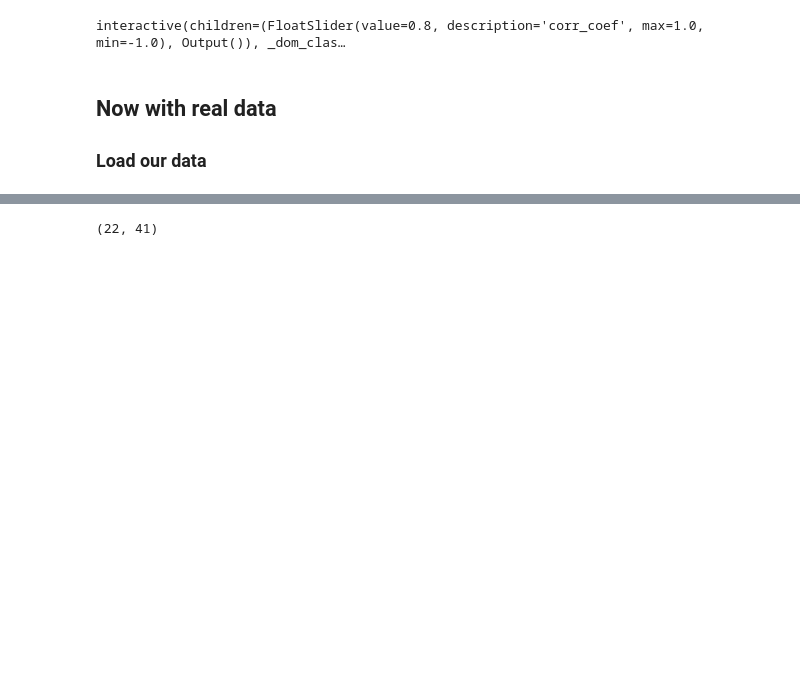
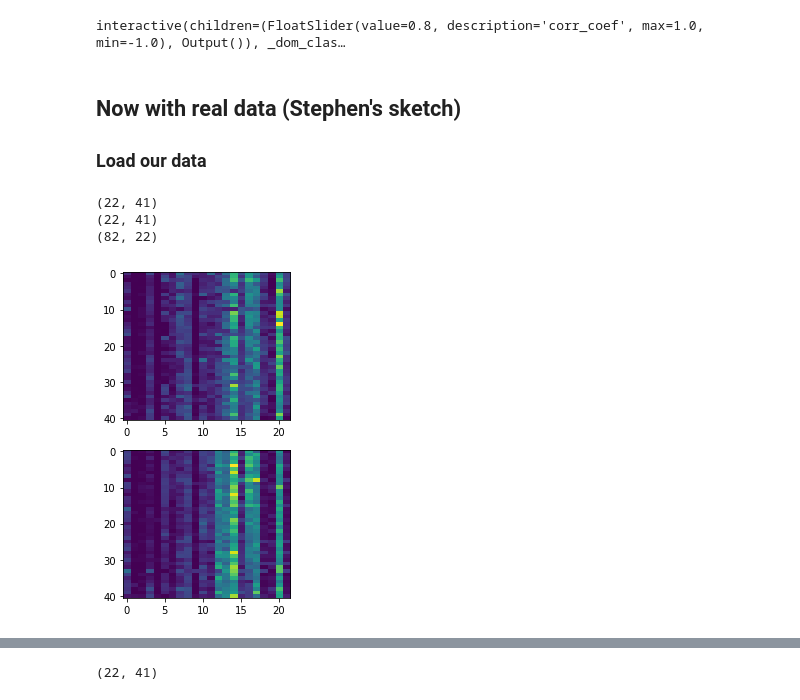
Before and after one commit to svdavid/NEUS642, a Jupyter notebook: notebooks/week7_02-15_PCA/week7_PCA_base.ipynb, the cells around one changed output, grey strips where cells are left out. Drawn from its saved outputs; the diff is of its cells as text; code cells hidden in the pictures; blank space fills up the shorter version.

```diff
--- a/notebooks/week7_02-15_PCA/week7_PCA_base.ipynb
+++ b/notebooks/week7_02-15_PCA/week7_PCA_base.ipynb
@@ -653,5 +653,35 @@ _ = widgets.interact(refresh, corr_coef=(-1, 1, .1))
 # %% [output]
 interactive(children=(FloatSlider(value=0.8, description='corr_coef', max=1.0, min=-1.0), Output()), _dom_clas…
 # %% [markdown]
-## Now with real data
+## Now with real data (Stephen's sketch)
 ### Load our data
+# %%
+# load spike rates from inter-trial intervales
+spikes_ITI_in_rows=np.loadtxt('data/FiringRateArrayITI.csv',delimiter=',')
+
+# now we get spike rates from chirp trials:
+spikes_chirp_in_rows=np.loadtxt('data/FiringRateArrayChirp.csv',delimiter=',')
+
+# each row stores data from one neuron, and each column stores data from those neurons on a single trial
+# how many neurons? How many trials per condition?
+print(spikes_chirp_in_rows.shape)
+print(spikes_ITI_in_rows.shape)
+
+# since the data are neurons X trial, we need to transpose so that each column contains data from a single neuron
+spikes_ITI = np.transpose(spikes_ITI_in_rows)
+spikes_chirp = np.transpose(spikes_chirp_in_rows)
+
+# now we combine into a single neuron X sample data matrix
+spikes_all=np.row_stack((spikes_ITI,spikes_chirp))
+print(spikes_all.shape)
+# %% [output]
+(22, 41)
+(22, 41)
+(82, 22)
+# %%
+f,ax=plt.subplots(2,1,figsize=(3,6))
+ax[0].imshow(spikes_ITI, aspect='auto');
+ax[1].imshow(spikes_chirp, aspect='auto');
+# now label axes !
+# %% [output]
+[figure, added]
```
Also changed, not shown: parts of 26 cells of this notebook.
